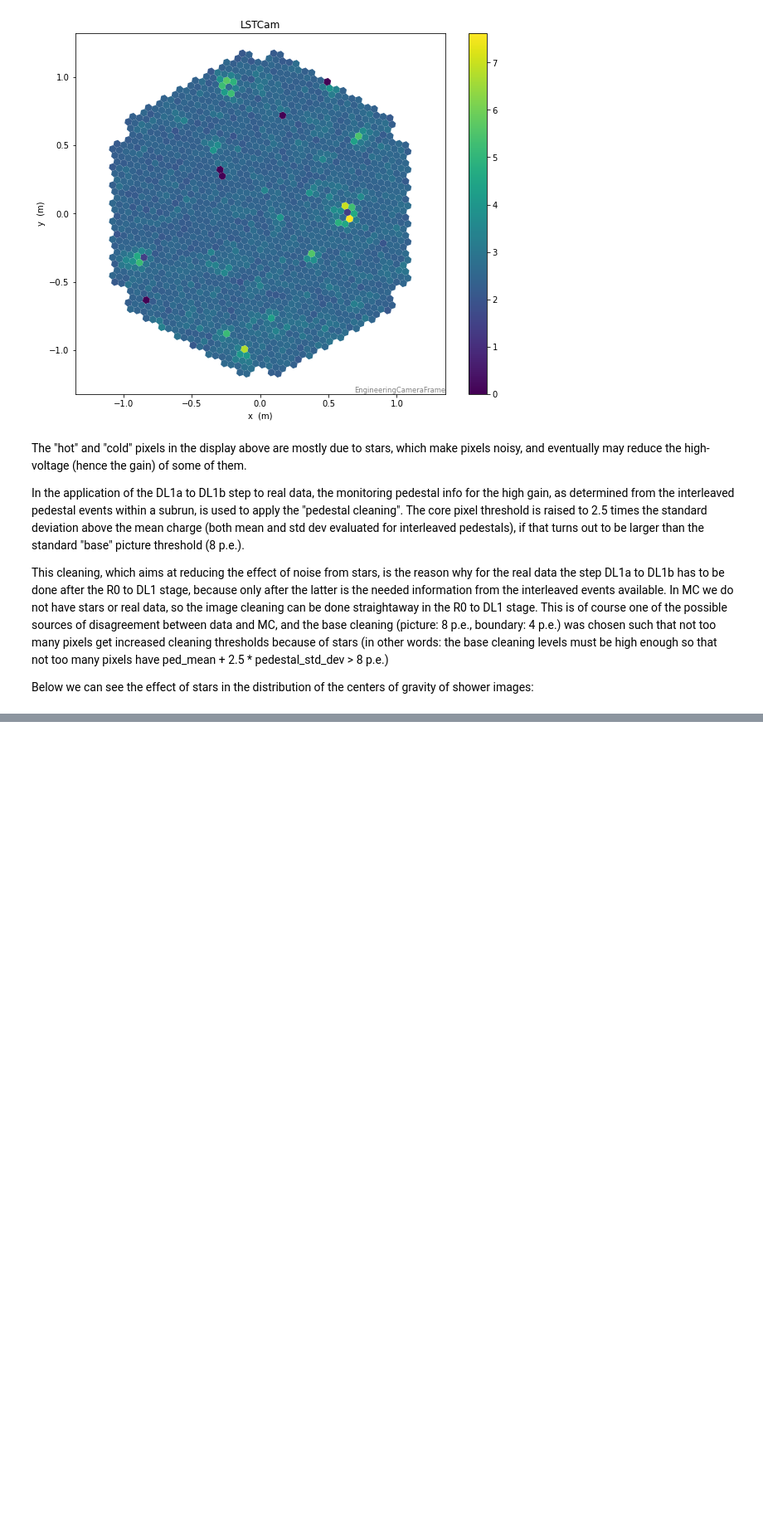
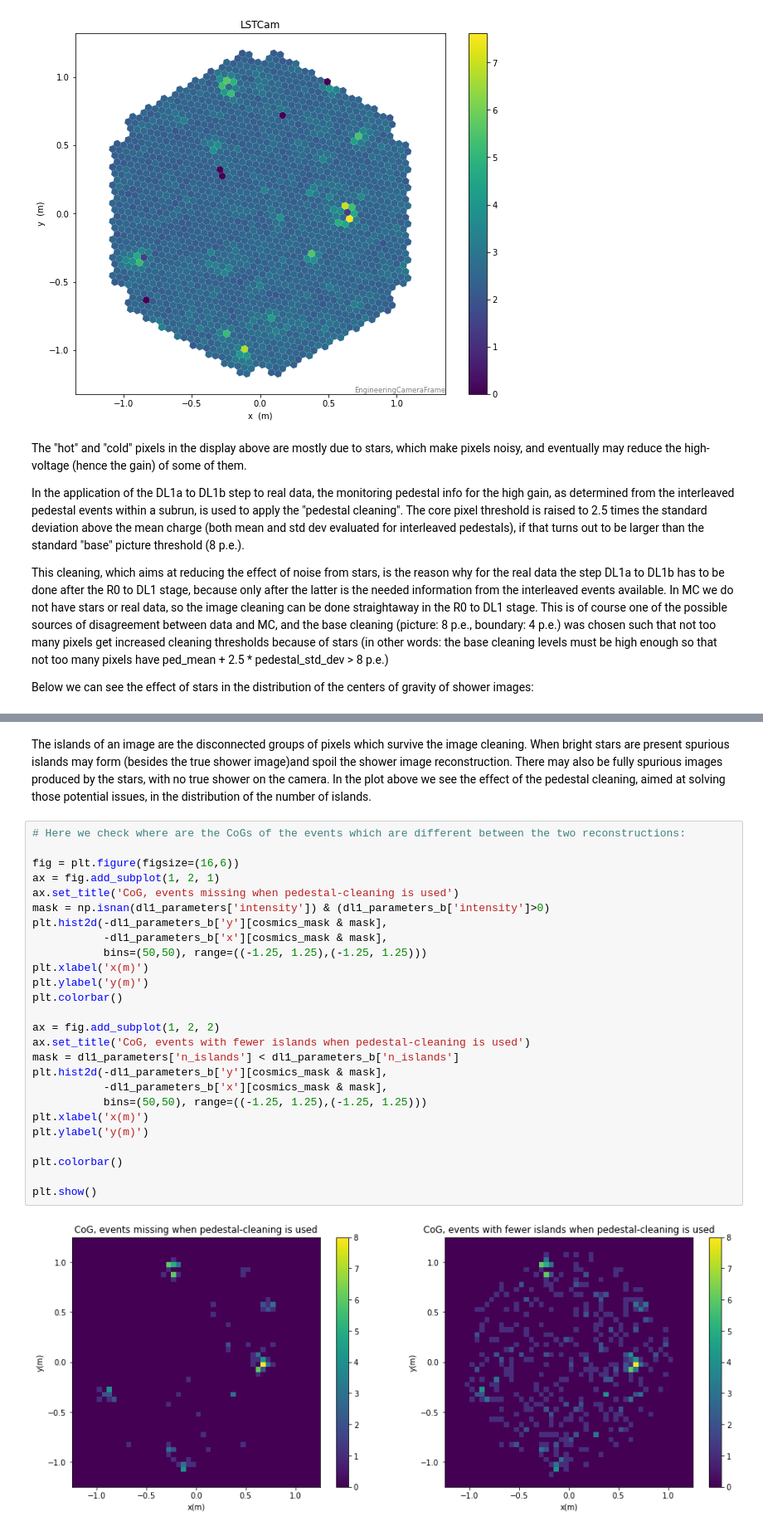
Before and after one commit to cta-observatory/2022_01_lstchain_school, a Jupyter notebook: DL1a_to_DL1b/explore_dl1_realdata.ipynb, the cells around one changed output, grey strips where cells are left out. Shown at 83% size. Saved outputs shown, nothing was run; the diff lists cells and outputs as text; blank space fills up the shorter version.

```diff
--- a/DL1a_to_DL1b/explore_dl1_realdata.ipynb
+++ b/DL1a_to_DL1b/explore_dl1_realdata.ipynb
@@ -301,0 +303,30 @@ plt.show()
+# %% [markdown]
+The islands of an image are the disconnected groups of pixels which survive the image cleaning. When bright stars are present spurious islands may form (besides the true shower image)and spoil the shower image reconstruction. There may also be fully spurious images produced by the stars, with no true shower on the camera. In the plot above we see the effect of the pedestal cleaning, aimed at solving those potential issues, in the distribution of the number of islands.
+# %%
+# Here we check where are the CoGs of the events which are different between the two reconstructions:
+
+fig = plt.figure(figsize=(16,6))
+ax = fig.add_subplot(1, 2, 1)
+ax.set_title('CoG, events missing when pedestal-cleaning is used')
+mask = np.isnan(dl1_parameters['intensity']) & (dl1_parameters_b['intensity']>0)
+plt.hist2d(-dl1_parameters_b['y'][cosmics_mask & mask],
+           -dl1_parameters_b['x'][cosmics_mask & mask],
+           bins=(50,50), range=((-1.25, 1.25),(-1.25, 1.25)))
+plt.xlabel('x(m)')
+plt.ylabel('y(m)')
+plt.colorbar()
+
+ax = fig.add_subplot(1, 2, 2)
+ax.set_title('CoG, events with fewer islands when pedestal-cleaning is used')
+mask = dl1_parameters['n_islands'] < dl1_parameters_b['n_islands']
+plt.hist2d(-dl1_parameters_b['y'][cosmics_mask & mask],
+           -dl1_parameters_b['x'][cosmics_mask & mask],
+           bins=(50,50), range=((-1.25, 1.25),(-1.25, 1.25)))
+plt.xlabel('x(m)')
+plt.ylabel('y(m)')
+
+plt.colorbar()
+
+plt.show()
+# %% [output]
+[figure, new version]
```
Also changed, not shown: parts of 8 cells of this notebook, 1 other file.
